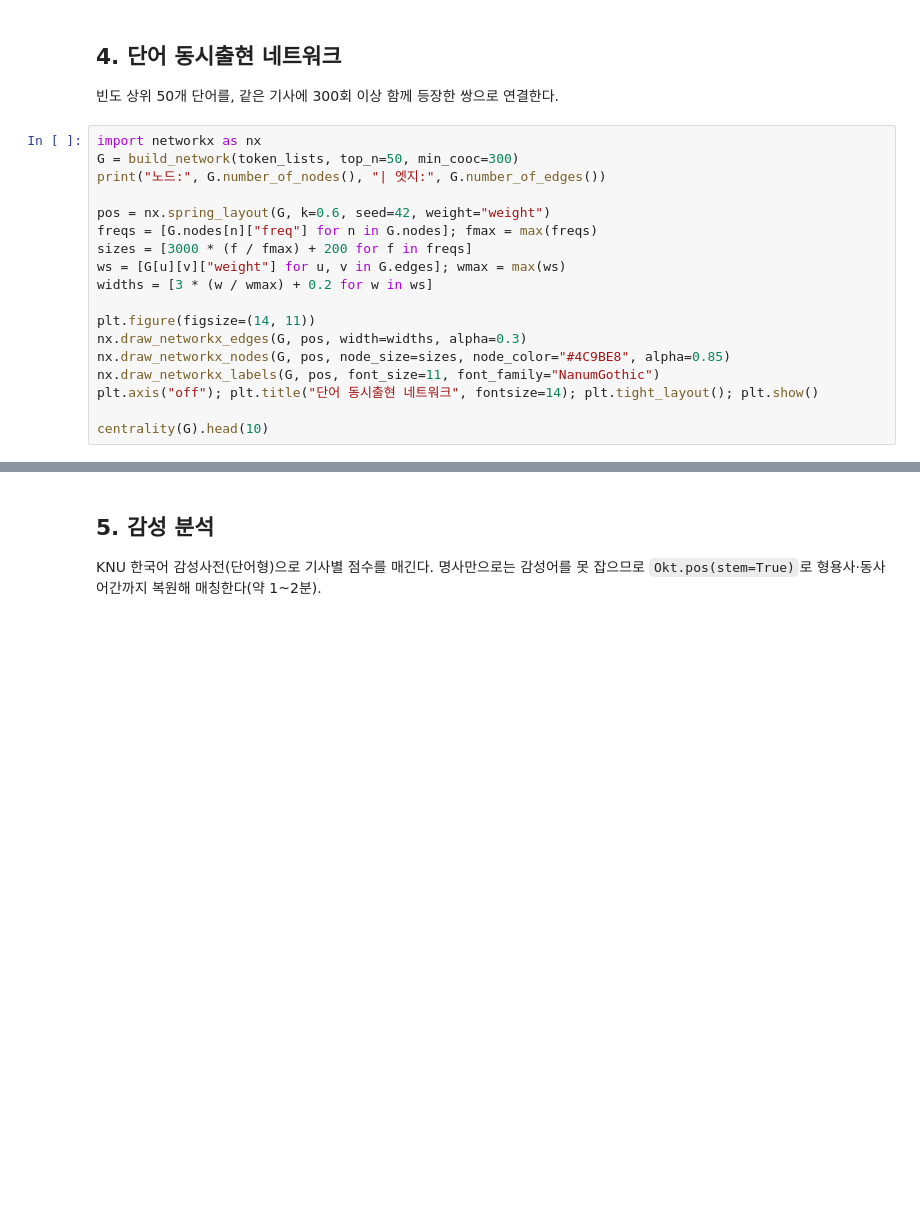
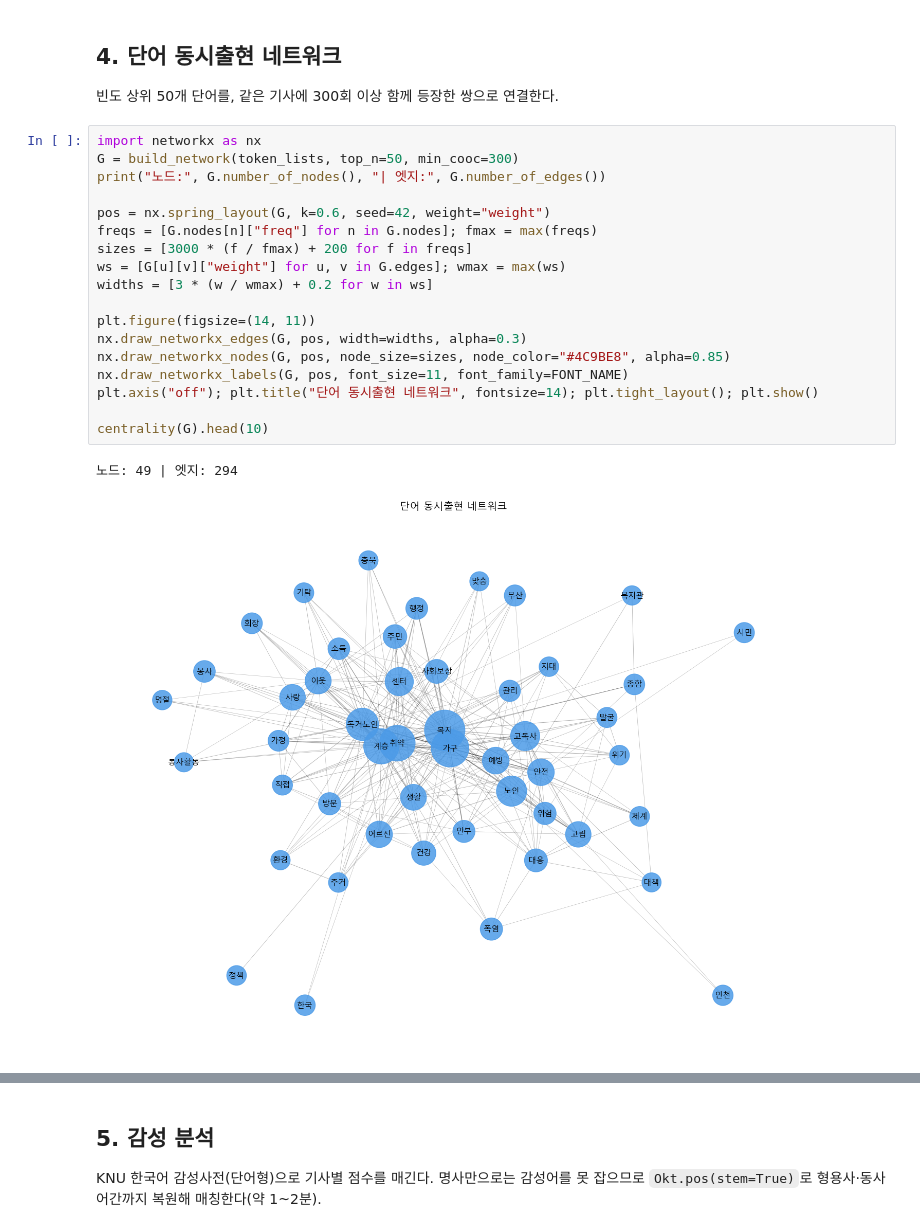
Before and after one commit to composedly13/lonely-death-news-textmining, a Jupyter notebook: notebooks/99_final_report.ipynb, the cells around one changed output, grey strips where cells are left out. Cells and saved outputs as stored; diff of their text form; blank space fills up the shorter version.

```diff
--- a/notebooks/99_final_report.ipynb
+++ b/notebooks/99_final_report.ipynb
@@ -282,18 +431,21 @@ gv.prepare(lda, corpus, dictionary)
 # %%
 import networkx as nx
 G = build_network(token_lists, top_n=50, min_cooc=300)
 print("노드:", G.number_of_nodes(), "| 엣지:", G.number_of_edges())
 
 pos = nx.spring_layout(G, k=0.6, seed=42, weight="weight")
 freqs = [G.nodes[n]["freq"] for n in G.nodes]; fmax = max(freqs)
 sizes = [3000 * (f / fmax) + 200 for f in freqs]
 ws = [G[u][v]["weight"] for u, v in G.edges]; wmax = max(ws)
 widths = [3 * (w / wmax) + 0.2 for w in ws]
 
 plt.figure(figsize=(14, 11))
 nx.draw_networkx_edges(G, pos, width=widths, alpha=0.3)
 nx.draw_networkx_nodes(G, pos, node_size=sizes, node_color="#4C9BE8", alpha=0.85)
-nx.draw_networkx_labels(G, pos, font_size=11, font_family="NanumGothic")
+nx.draw_networkx_labels(G, pos, font_size=11, font_family=FONT_NAME)
 plt.axis("off"); plt.title("단어 동시출현 네트워크", fontsize=14); plt.tight_layout(); plt.show()
 
 centrality(G).head(10)
+# %% [output]
+노드: 49 | 엣지: 294
+[figure, added]
```
Also changed, not shown: parts of 21 cells of this notebook.
